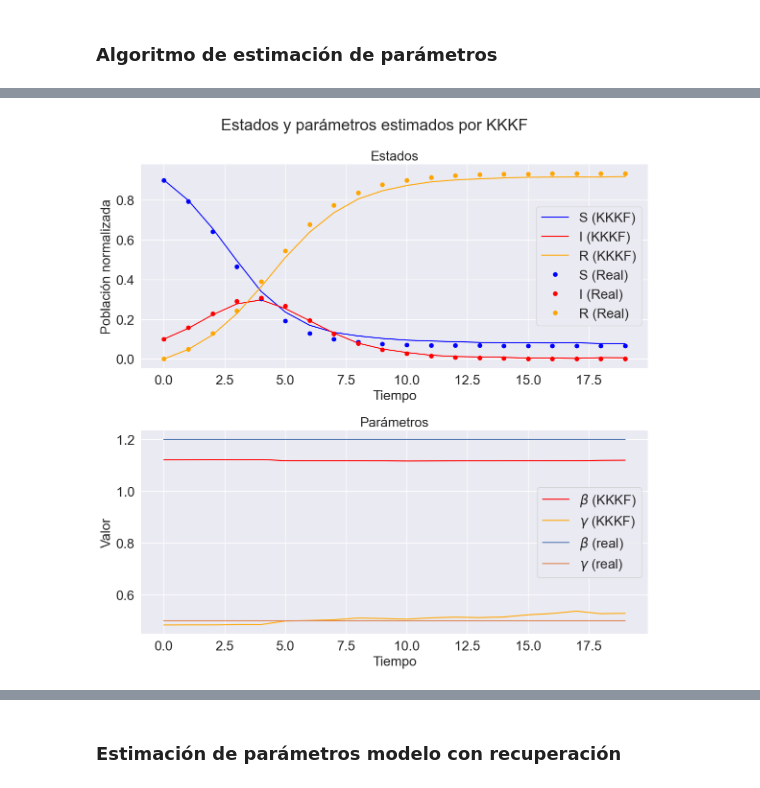
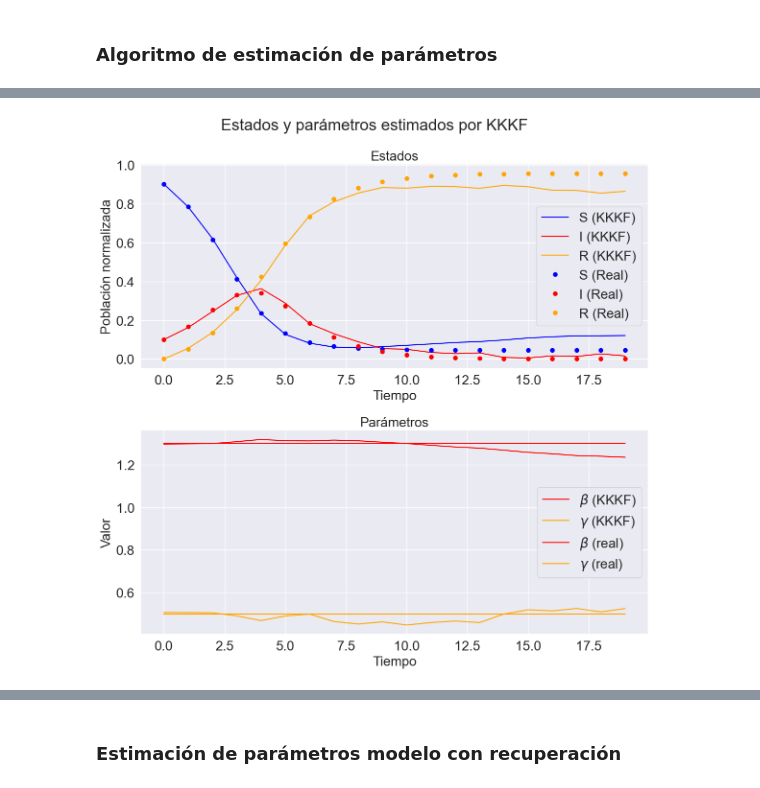
Before and after one commit to diegoolguinw/Koopman_nonlinear_filter, a Jupyter notebook: notebooks/chapter4.ipynb, the cells around one changed output, grey strips where cells are left out. Cells and saved outputs as stored; diff of their text form; code cells hidden in the pictures.

```diff
--- a/notebooks/chapter4.ipynb
+++ b/notebooks/chapter4.ipynb
@@ -1348,7 +1372,7 @@ def f(x):
 g = lambda x: np.array([x[1]])
 
 # Parámetros
-beta = 1.2
+beta = 1.3
 gamma = 0.5
 
 # Condición inicial
@@ -1359,7 +1383,7 @@ nx, ny = len(x0), g(x0).shape[0]
 
 # Covarianzas
 sigma = 0.001
-Q = np.diag([sigma, sigma, sigma, 0.01, 0.01])
+Q = np.diag([sigma, sigma, sigma, 1, 1])
 R = sigma*np.eye(ny)
 
 # Distibución Dirichlet en las primera 3 y uniforme en las otras 2
@@ -1383,7 +1407,7 @@ obs_dist = stats.multivariate_normal(mean=np.zeros(ny), cov=R)
 dyn = DynamicalSystem(nx, ny, f, g, X_dist, dyn_dist, obs_dist, discrete_time=True)
 
 # Número de dimensiones de aproximación
-N = 500
+N = 200
 
 # Número de iteraciones
 iters = 20
@@ -1397,16 +1444,16 @@ for i in range(1, iters):
 # %%
 def param_estim(x0_, n_iters):
+    # Prior para la covarianza
+    P0 = np.diag([0.001, 0.001, 0.001, 1, 1])
+
     # Condición inicial prior
-    x0_prior = stats.multivariate_normal(mean=x0_, cov=sigma*np.eye(5))
+    x0_prior = stats.multivariate_normal(mean=x0_, cov=P0)
 
     # Distribuciones
     X_dist = DirichletUniform(np.array([1, 1, 1]), [0.5, 1.5], [0.1, 0.5])
     dyn_dist = stats.multivariate_normal(mean=np.zeros(nx), cov=Q)
     obs_dist = stats.multivariate_normal(mean=np.zeros(ny), cov=R)
     dyn = DynamicalSystem(nx, ny, f, g, X_dist, dyn_dist, obs_dist, discrete_time=True)
-
-    # Operador de Koopman
-    koopman = KoopmanOperator(kernel_function=Matern(length_scale=1e3, nu=0.5), dynamical_system=dyn)
 
     # Inicialización
     params = np.zeros((n_iters, 2))
@@ -1417,18 +1464,20 @@ def param_estim(x0_, n_iters):
 
     # Inicialización para x
     x_ = x0_
-    P = np.eye(5)
+    P = P0
 
     # Iteraciones
     for i in range(1, n_iters):
         x0_prior = stats.multivariate_normal(mean=x_, cov=P)
-        dyn_dist = stats.multivariate_normal(mean=np.zeros(nx), cov=P)
+        dyn_dist = stats.multivariate_normal(mean=np.zeros(nx), cov=Q)
         dyn = DynamicalSystem(nx, ny, f, g, X_dist, dyn_dist, obs_dist, discrete_time=True)
-        koopman = KoopmanOperator(kernel_function=Matern(length_scale=1e3, nu=0.5), dynamical_system=dyn)
+
+        koopman = KoopmanOperator(kernel_function=Cte(1)*Matern(length_scale=1, nu=0.5), dynamical_system=dyn)
 
         sol_kkkf = kkkf.apply_koopman_kalman_filter(koopman, y.T, x0_prior, N)
-        P = sol_kkkf.Px_plus[-1]
-        sigma_b, sigma_g, z = P[3,3], P[4,4], 1.95
+        P_ = sol_kkkf.Px_plus[-1]
+        P = np.diag([P0[0,0], P0[1,1], P0[2,2], P_[3,3], P_[4,4]])
+        sigma_b, sigma_g, z = P[3,3], P[4,4], 1.96
         params[i] = sol_kkkf.x_plus[-1, 3:]
         sigmas[i] = np.array([z*sigma_b, z*sigma_g])
         x_ = np.concatenate([x0_[:3], sol_kkkf.x_plus[-1,3:]])
@@ -1439,7 +1488,7 @@ def param_estim(x0_, n_iters):
 # %%
 # Parámetros generales
 x0_ = np.array([0.9, 0.1, 0, 0.1, 0.1])
-n_iters = 200
+n_iters = 300
 
 # Número de núcleos disponibles
 num_cores = multiprocessing.cpu_count()
@@ -1488,7 +1537,7 @@ np.random.seed(42)
 # Solución del filtro con los parámetros estimados
 x0_prior = stats.multivariate_normal(
     mean=np.concatenate([x0[:3], parallel_list[0][0][-1]]),
-    cov=0.01*np.eye(5)
+    cov=0.001*np.eye(5)
     )
 
 X_dist = DirichletUniform(np.array([1, 1, 1]), [0.5, 1.5], [0.1, 0.5])
@@ -1497,39 +1546,39 @@ obs_dist = stats.multivariate_normal(mean=np.zeros(ny), cov=R)
 dyn = DynamicalSystem(nx, ny, f, g, X_dist, dyn_dist, obs_dist, discrete_time=True)
 
 # Operador de Koopman
-koopman = KoopmanOperator(kernel_function=Matern(length_scale=1e3, nu=0.5), dynamical_system=dyn)
+koopman = KoopmanOperator(kernel_function=Cte(1)*Matern(length_scale=1, nu=0.5), dynamical_system=dyn)
 
 sol_kkkf = kkkf.apply_koopman_kalman_filter(koopman, y.T, x0_prior, N)
 # %%
 # Gráfico
 fig, ax = plt.subplots(2, 1, figsize=(12, 12))
 
 ax[0].plot(sol_kkkf.x_plus[:, 0], label='S (KKKF)', c='blue')
 ax[0].plot(sol_kkkf.x_plus[:, 1], label='I (KKKF)', c='red')
 ax[0].plot(sol_kkkf.x_plus[:, 2], label='R (KKKF)', c='orange')
 
 ax[0].plot(x[0], 'o', label='S (Real)', c='blue')
 ax[0].plot(x[1], 'o', label='I (Real)', c='red')
 ax[0].plot(x[2], 'o', label='R (Real)', c='orange')
 ax[0].set_title('Estados')
 ax[0].legend()
 ax[0].set_xlabel('Tiempo')
 ax[0].set_ylabel('Población normalizada')
 
 ax[1].plot(sol_kkkf.x_plus[:, 3], label=r'$\beta$ (KKKF)', c='red')
 ax[1].plot(sol_kkkf.x_plus[:, 4], label=r'$\gamma$ (KKKF)', c='orange')
-ax[1].plot(iters*[beta], label=r'$\beta$ (real)')
-ax[1].plot(iters*[gamma], label=r'$\gamma$ (real)')
+ax[1].plot(iters*[beta], label=r'$\beta$ (real)', c='red')
+ax[1].plot(iters*[gamma], label=r'$\gamma$ (real)', c='orange')
 ax[1].set_title('Parámetros')
 ax[1].legend()
 ax[1].set_xlabel('Tiempo')
 ax[1].set_ylabel('Valor')
 
 fig.suptitle(r'Estados y parámetros estimados por KKKF')
 plt.tight_layout()
 plt.savefig(img_path+'nonlinear_filters_sir_params.pdf')
 # %% [output]
-[figure, old version]
+[figure, new version]
 # %%
 # Parametros
 params = parallel_list[0][0]
```
Also changed, not shown: parts of 44 cells of this notebook, 40 other files.
